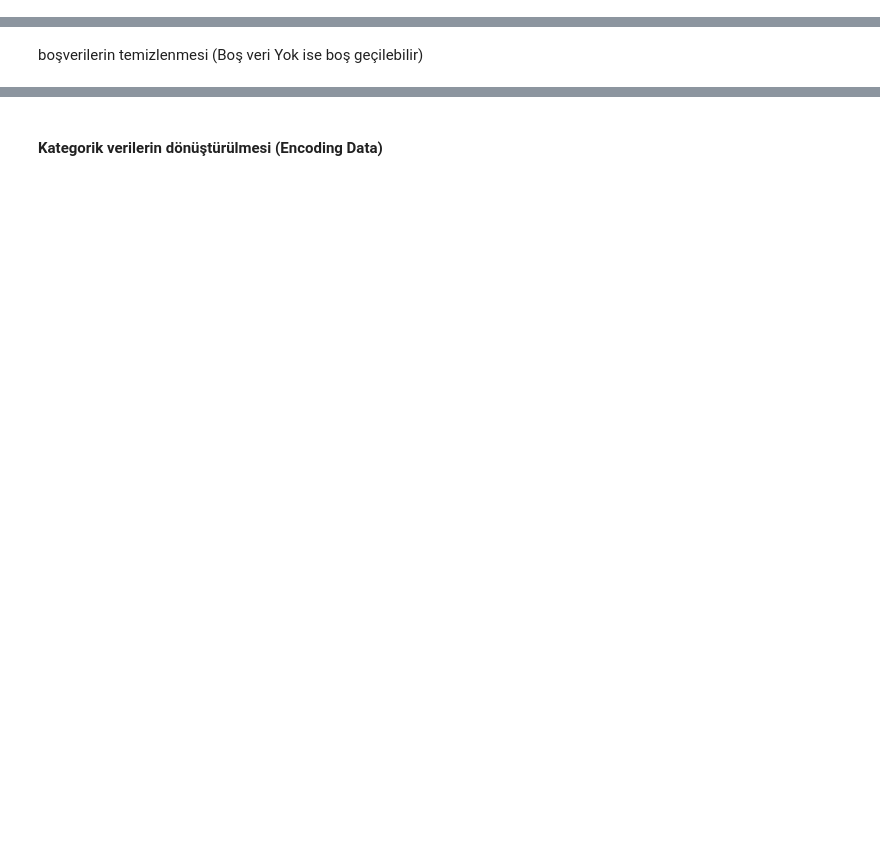
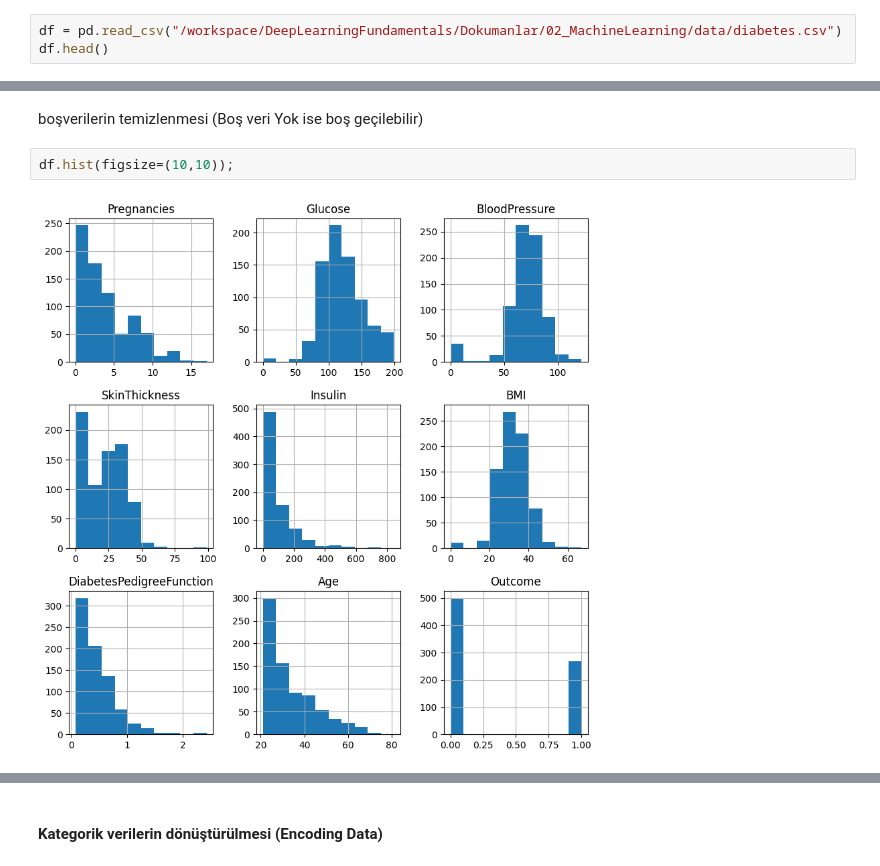
Before and after one commit to ibrahimediz/DeepLearningFundamentals, a Jupyter notebook: Egzersiz/Cevaplar/02_01_MLOpsSteps.ipynb, the cells around one changed output, grey strips where cells are left out. Cells and saved outputs as stored; diff of their text form; blank space fills up the shorter version.

```diff
--- a/Egzersiz/Cevaplar/02_01_MLOpsSteps.ipynb
+++ b/Egzersiz/Cevaplar/02_01_MLOpsSteps.ipynb
@@ -8,0 +7,3 @@ l
+# %%
+df = pd.read_csv("/workspace/DeepLearningFundamentals/Dokumanlar/02_MachineLearning/data/diabetes.csv")
+df.head()
@@ -21,2 +82,6 @@ boş verilerin tespit edilmesi
 # %% [markdown]
 boşverilerin temizlenmesi (Boş veri Yok ise boş geçilebilir)
+# %%
+df.hist(figsize=(10,10));
+# %% [output]
+[figure, added]
```
Also changed, not shown: parts of 16 cells of this notebook, 6 other files.
